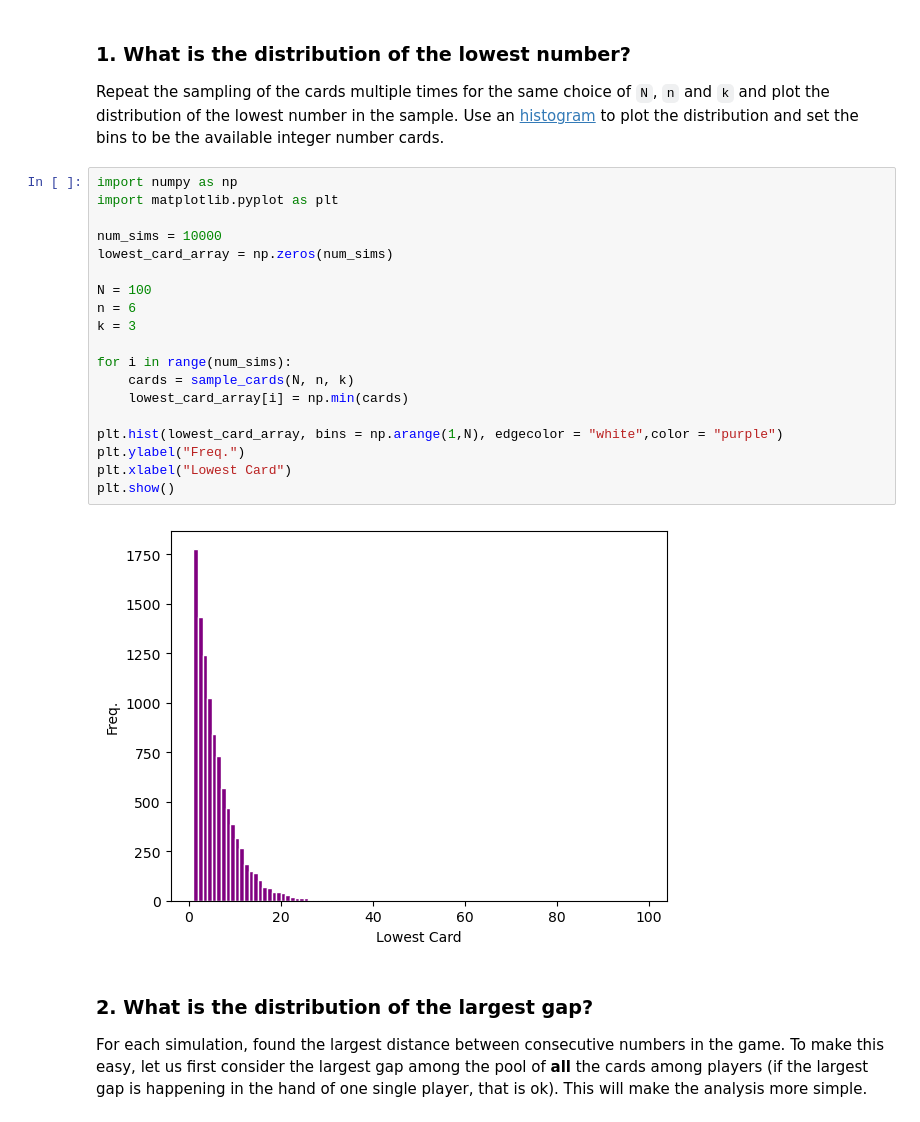
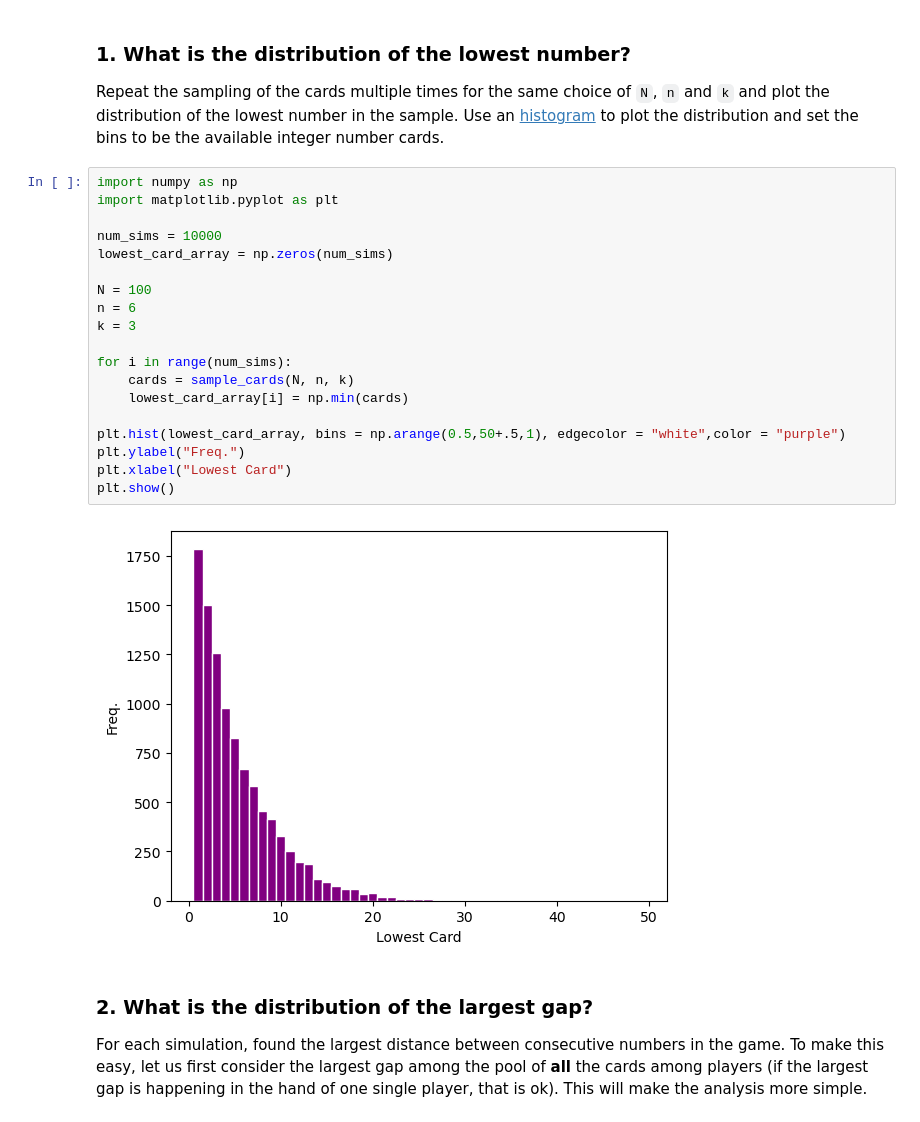
Before and after one commit to UCB-stat-201a-fall23/projectno1-themind-graysonmeckfessel, a Jupyter notebook: Project01-TheMind.ipynb, the cells around one changed output. Cells and saved outputs as stored; diff of their text form.

```diff
--- a/Project01-TheMind.ipynb
+++ b/Project01-TheMind.ipynb
@@ -66,24 +66,24 @@ Repeat the sampling of the cards multiple times for the same choice of `N`, `n`
 # %%
 import numpy as np
 import matplotlib.pyplot as plt
 
 num_sims = 10000
 lowest_card_array = np.zeros(num_sims)
 
 N = 100
 n = 6
 k = 3
 
 for i in range(num_sims):
     cards = sample_cards(N, n, k)
     lowest_card_array[i] = np.min(cards)
 
-plt.hist(lowest_card_array, bins = np.arange(1,N), edgecolor = "white",color = "purple")
+plt.hist(lowest_card_array, bins = np.arange(0.5,50+.5,1), edgecolor = "white",color = "purple")
 plt.ylabel("Freq.")
 plt.xlabel("Lowest Card")
 plt.show()
 # %% [output]
-[figure, old version]
+[figure, new version]
 # %% [markdown]
 ### 2. What is the distribution of the largest gap?
 
```
Also changed, not shown: parts of 9 cells of this notebook.
